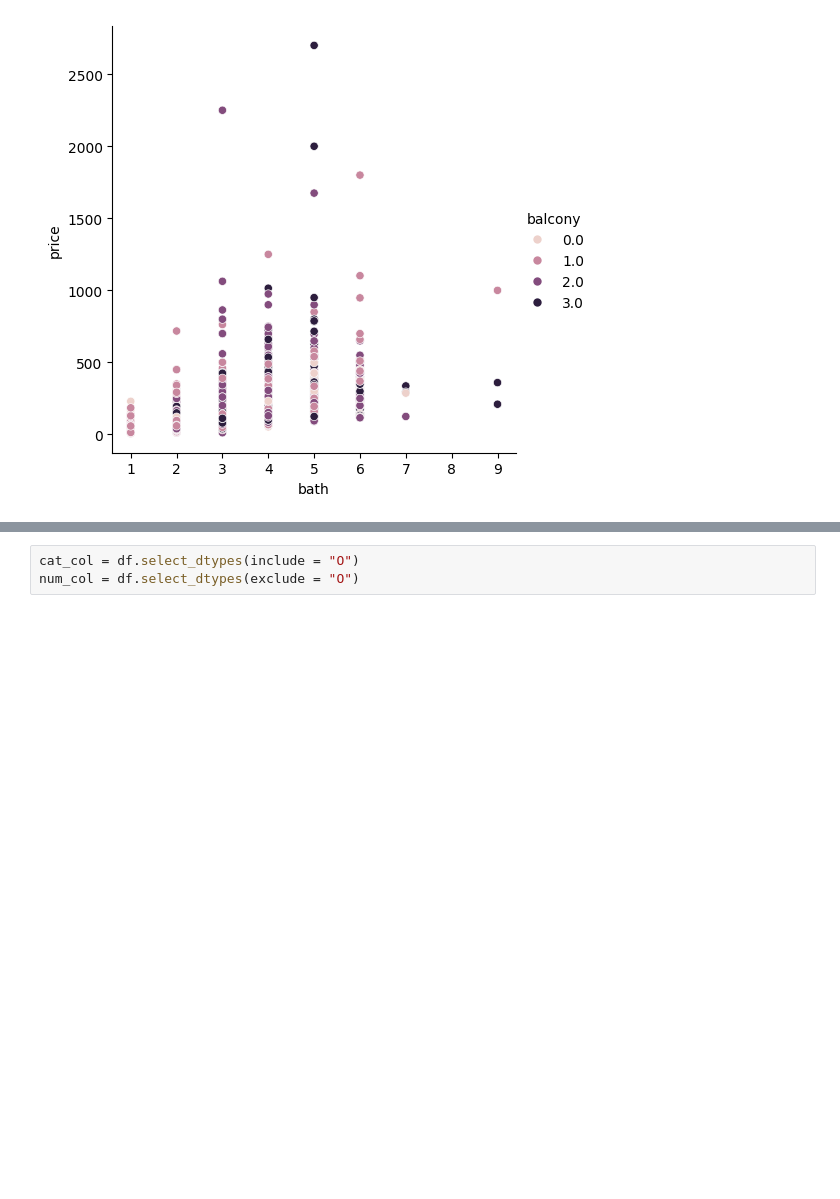
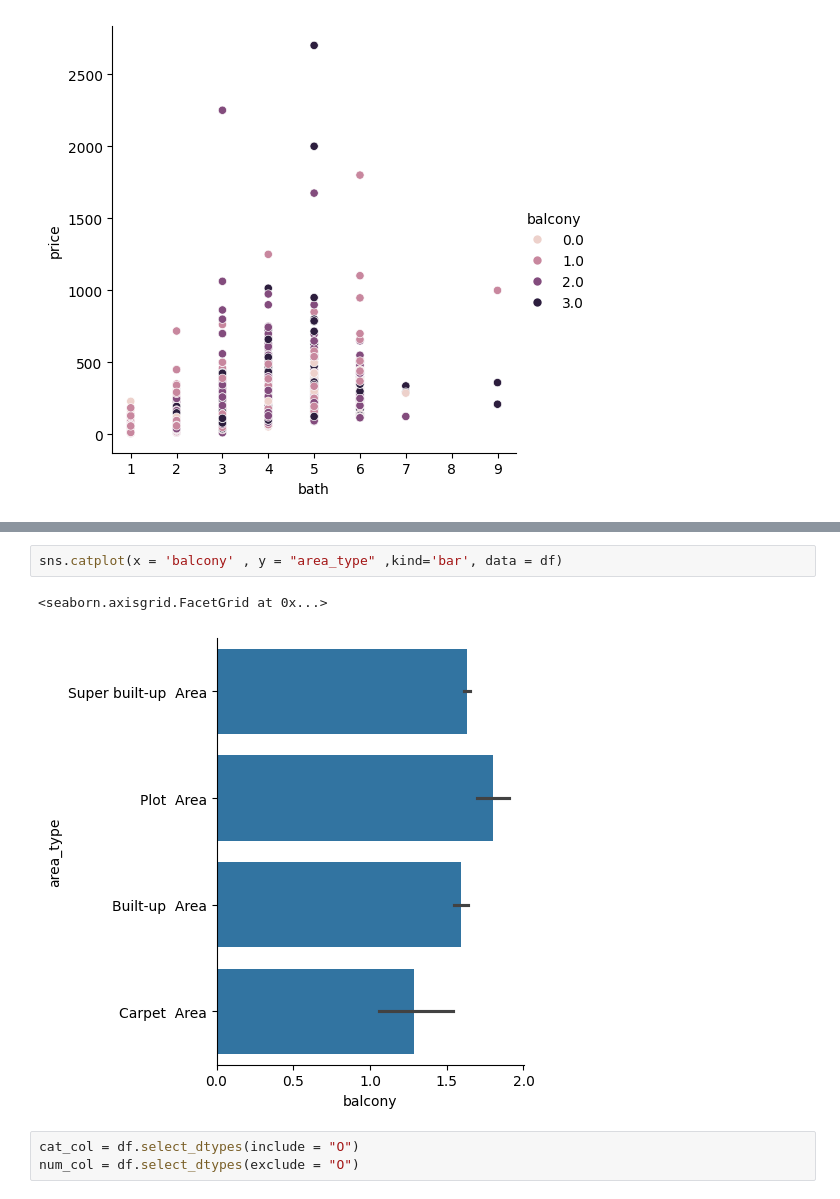
Before and after one commit to AnshikaGautam003/House-prediction-project, a Jupyter notebook: bengaluru house project/bengalurudata.ipynb, the cells around one changed output, grey strips where cells are left out. Cells and saved outputs as stored; diff of their text form; blank space fills up the shorter version.

```diff
--- a/bengaluru house project/bengalurudata.ipynb
+++ b/bengaluru house project/bengalurudata.ipynb
@@ -67,3 +70,8 @@ sns.catplot(x = 'society' , y = "size" , data = df)
+# %%
+sns.catplot(x = 'balcony' , y = "area_type" ,kind='bar', data = df)
+# %% [output]
+<seaborn.axisgrid.FacetGrid at 0x...>
+[figure, added]
 # %%
 cat_col = df.select_dtypes(include = "O")
 num_col = df.select_dtypes(exclude = "O")
```
Also changed, not shown: parts of 9 cells of this notebook, 1 other file.
